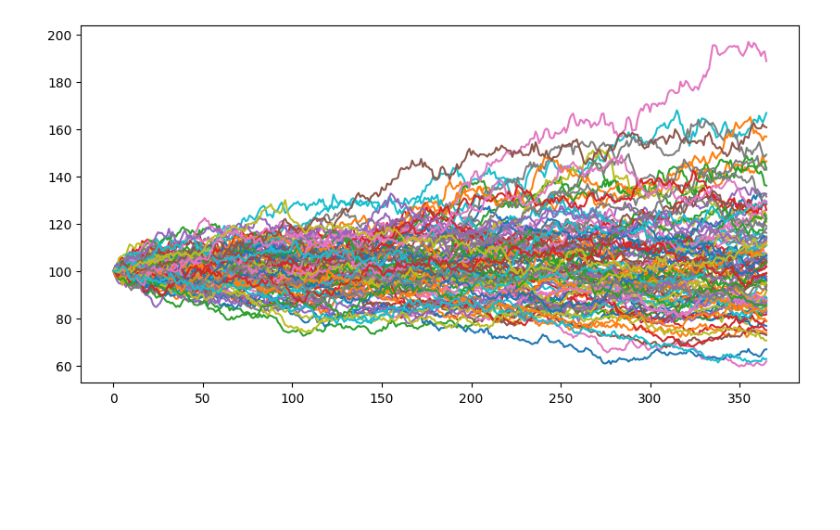
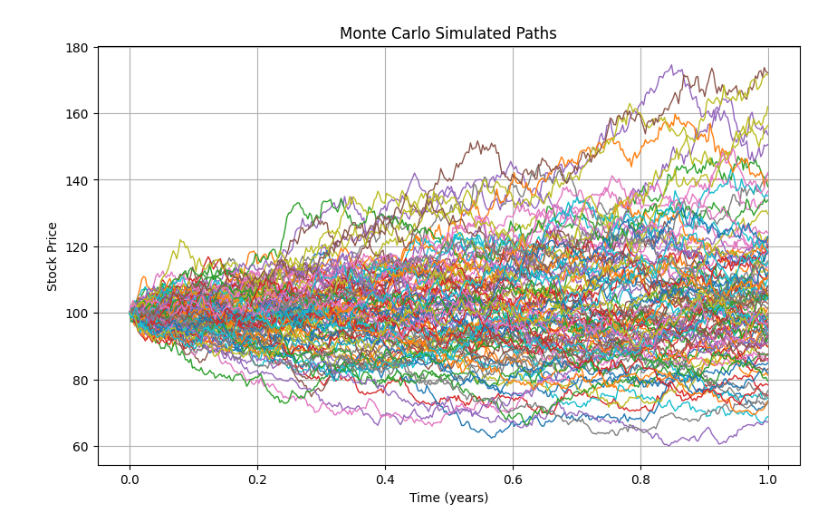
Before and after one commit to dangel0/quantprep, a Jupyter notebook: monte_carlo.ipynb, the cells around one changed output. Drawn from its saved outputs; the diff is of its cells as text; code cells hidden in the pictures; blank space fills up the shorter version.

```diff
--- a/monte_carlo.ipynb
+++ b/monte_carlo.ipynb
@@ -2,4 +2,22 @@
 import numpy as np
 import matplotlib.pyplot as plt
 from scipy.stats import norm
+# %%
+def GBM_MC(S0, r, sigma, T, num_paths):
+    """
+    dS = r St dt + sigma * St * dW
+    d log S = r - .5 sigma^2 dt + sigma
+    """
+    dt = T / 365
+    num_steps = int(T / dt)
+
+    # Generate random paths
+    paths = np.zeros((num_paths, num_steps + 1))
+
+    for i in range(num_paths):
+        paths[i, 0] = S0
+        for t in range(1, num_steps + 1):
+            Z = np.random.normal(0, 1)
+            paths[i, t] = paths[i, t - 1] * np.exp((r - 0.5 * sigma**2) * dt + sigma * np.sqrt(dt) * Z)
+    return paths
 # %%
@@ -31,30 +31,11 @@ def plot_paths(paths, T):
     plt.grid()
     plt.show()
 # %%
-# example usage
-if __name__ == "__main__":
-    S0 = 100  # Initial stock price
-    K = 100   # Strike price
-    r = 0.05  # Risk-free rate
-    sigma = 0.2  # Volatility
-    T = 1     # Time to maturity in years
-    num_paths = 100  # Number of simulated paths
-
-    dt = T / 365  # Daily time steps
-    num_steps = int(T / dt)
-
-    # Generate random paths
-    sim_grid = np.zeros((num_paths,num_steps + 1))
-
-    for i in range(num_paths):
-        sim_grid[i, 0] = S0
-        for j in range (1, num_steps + 1):
-             Z = np.random.normal(0,1)
-             sim_grid[i, j] = sim_grid[i, j-1] * np.exp((r - 0.5 * sigma**2 )* dt + sigma * np.sqrt(dt) * Z)
-
-    plt.figure(figsize=(10,5))
-
-    for i in range(num_paths):
-        plt.plot(sim_grid[i])
+S0 = 100  # Initial stock price
+r = 0.05  # Risk-free rate
+sigma = 0.2  # Vol
+T = 1     # TTM in years
+num_paths = 100  # Num paths
+plot_paths(GBM_MC(S0,r, sigma, T, num_paths), T)
 # %% [output]
-[figure, old version]
+[figure, new version]
```
Also changed, not shown: parts of 6 cells of this notebook.
